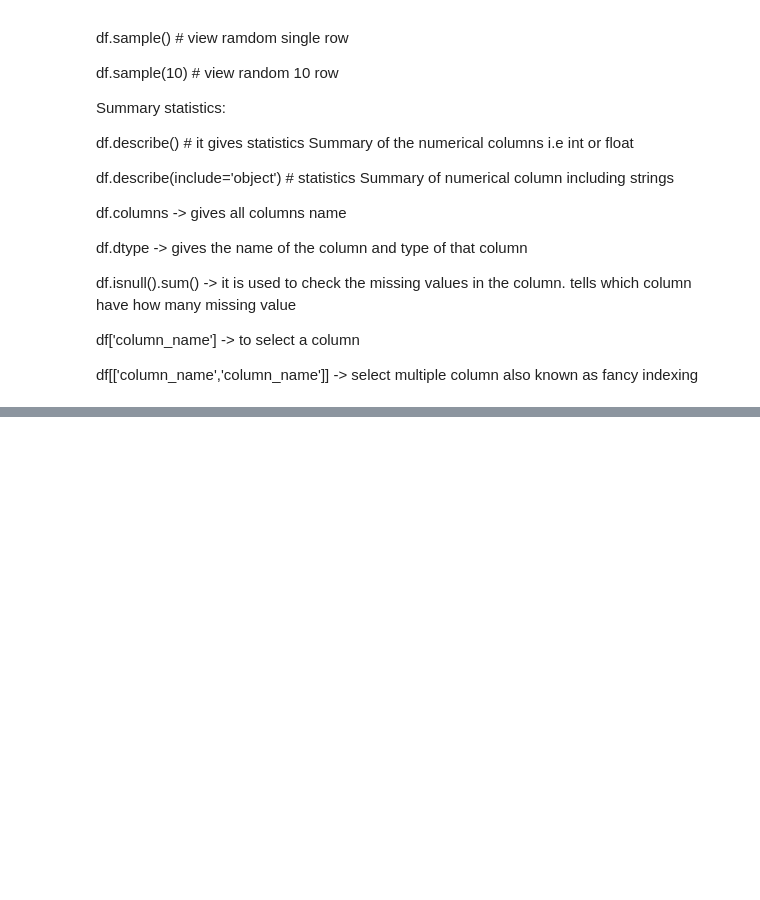
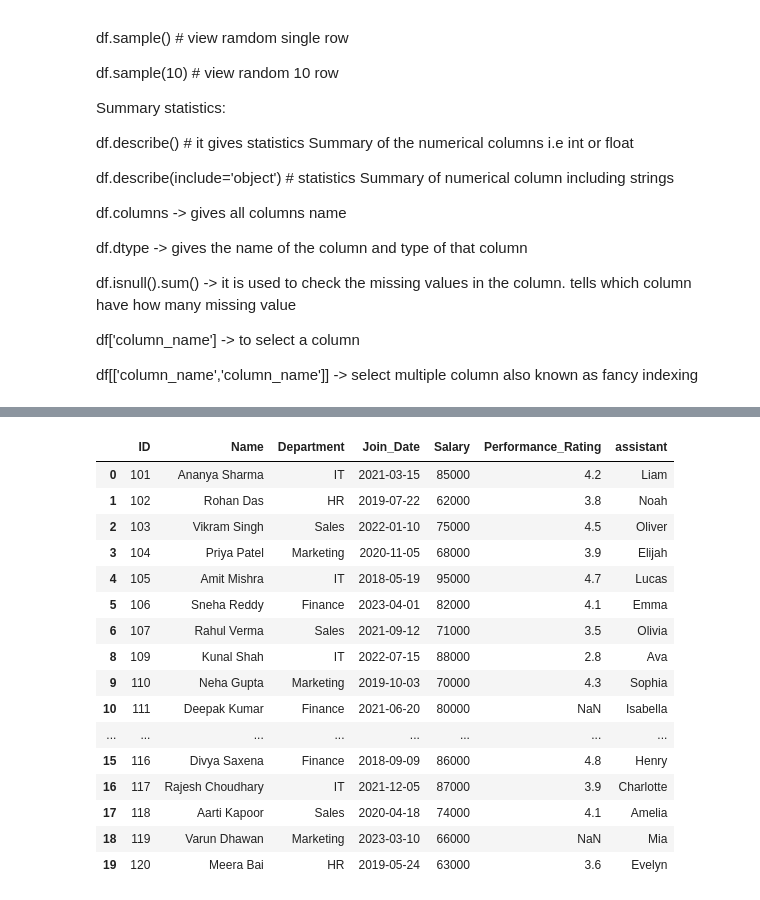
Before and after one commit to bikashsahani/Pandas, a Jupyter notebook: pandas_note.ipynb, the cells around one changed output, grey strips where cells are left out. Drawn from its saved outputs; the diff is of its cells as text; code cells hidden in the pictures; blank space fills up the shorter version.

```diff
--- a/pandas_note.ipynb
+++ b/pandas_note.ipynb
@@ -231,0 +335,4 @@ df[['column_name','column_name']] -> select multiple column also known as fancy
+# %%
+# to remove a colum
+df = df.drop(columns=['Remote'])
+df
@@ -231,0 +357,4 @@ df[['column_name','column_name']] -> select multiple column also known as fancy
+# %%
+# to remove row
+df= df.drop([7]) # 7th row is delected
+df
@@ -231,0 +379,28 @@ df[['column_name','column_name']] -> select multiple column also known as fancy
+# %%
+# to add new column
+names_list = [
+    "Liam", "Noah", "Oliver", "Elijah", "Lucas",
+    "Emma", "Olivia", "Ava", "Sophia", "Isabella",
+    "Alexander", "Benjamin", "William", "James", "Henry",
+    "Charlotte", "Amelia", "Mia", "Evelyn",
+]
+df['assistant']=names_list
+df
+# %% [output]
+|  | ID | Name | Department | Join_Date | Salary | Performance_Rating | assistant |
+| 0 | 101 | Ananya Sharma | IT | 2021-03-15 | 85000 | 4.2 | Liam |
+| 1 | 102 | Rohan Das | HR | 2019-07-22 | 62000 | 3.8 | Noah |
+| 2 | 103 | Vikram Singh | Sales | 2022-01-10 | 75000 | 4.5 | Oliver |
+| 3 | 104 | Priya Patel | Marketing | 2020-11-05 | 68000 | 3.9 | Elijah |
+| 4 | 105 | Amit Mishra | IT | 2018-05-19 | 95000 | 4.7 | Lucas |
+| 5 | 106 | Sneha Reddy | Finance | 2023-04-01 | 82000 | 4.1 | Emma |
+| 6 | 107 | Rahul Verma | Sales | 2021-09-12 | 71000 | 3.5 | Olivia |
+| 8 | 109 | Kunal Shah | IT | 2022-07-15 | 88000 | 2.8 | Ava |
+| 9 | 110 | Neha Gupta | Marketing | 2019-10-03 | 70000 | 4.3 | Sophia |
+| 10 | 111 | Deepak Kumar | Finance | 2021-06-20 | 80000 | NaN | Isabella |
+| ... | ... | ... | ... | ... | ... | ... | ... |
+| 15 | 116 | Divya Saxena | Finance | 2018-09-09 | 86000 | 4.8 | Henry |
+| 16 | 117 | Rajesh Choudhary | IT | 2021-12-05 | 87000 | 3.9 | Charlotte |
+| 17 | 118 | Aarti Kapoor | Sales | 2020-04-18 | 74000 | 4.1 | Amelia |
+| 18 | 119 | Varun Dhawan | Marketing | 2023-03-10 | 66000 | NaN | Mia |
+| 19 | 120 | Meera Bai | HR | 2019-05-24 | 63000 | 3.6 | Evelyn |
```
Also changed, not shown: parts of 12 cells of this notebook.
